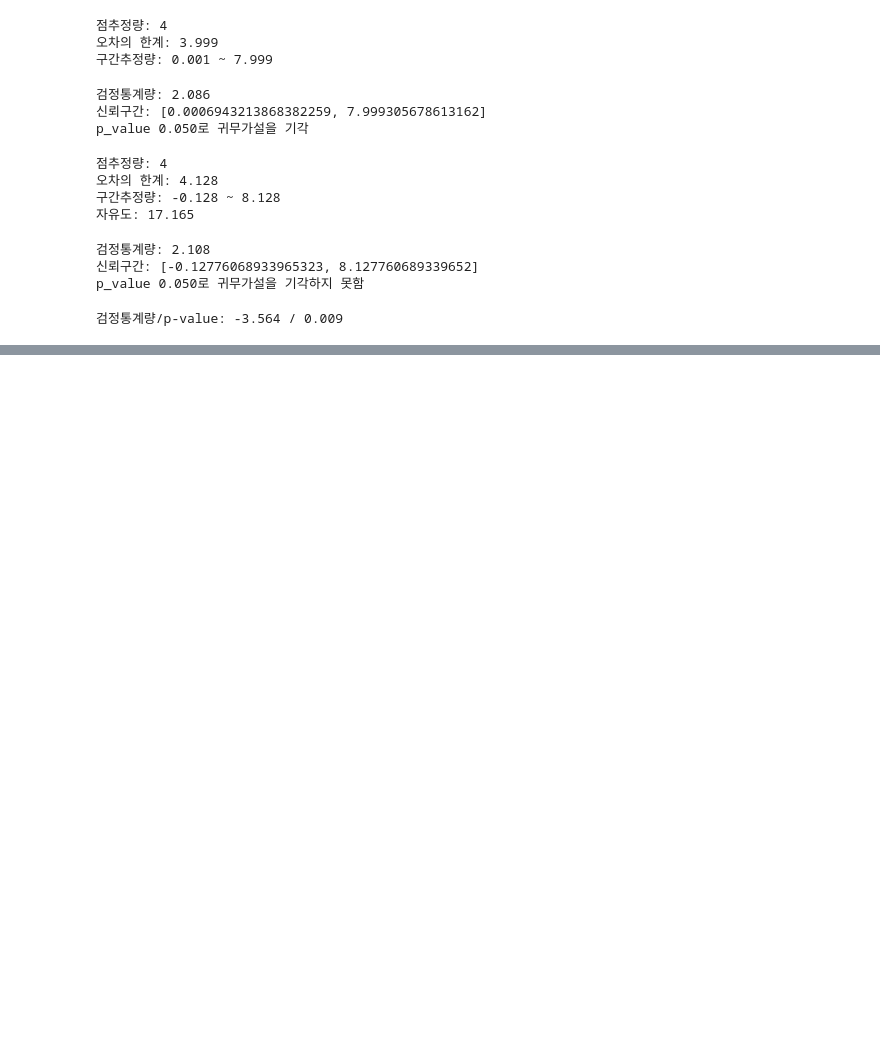
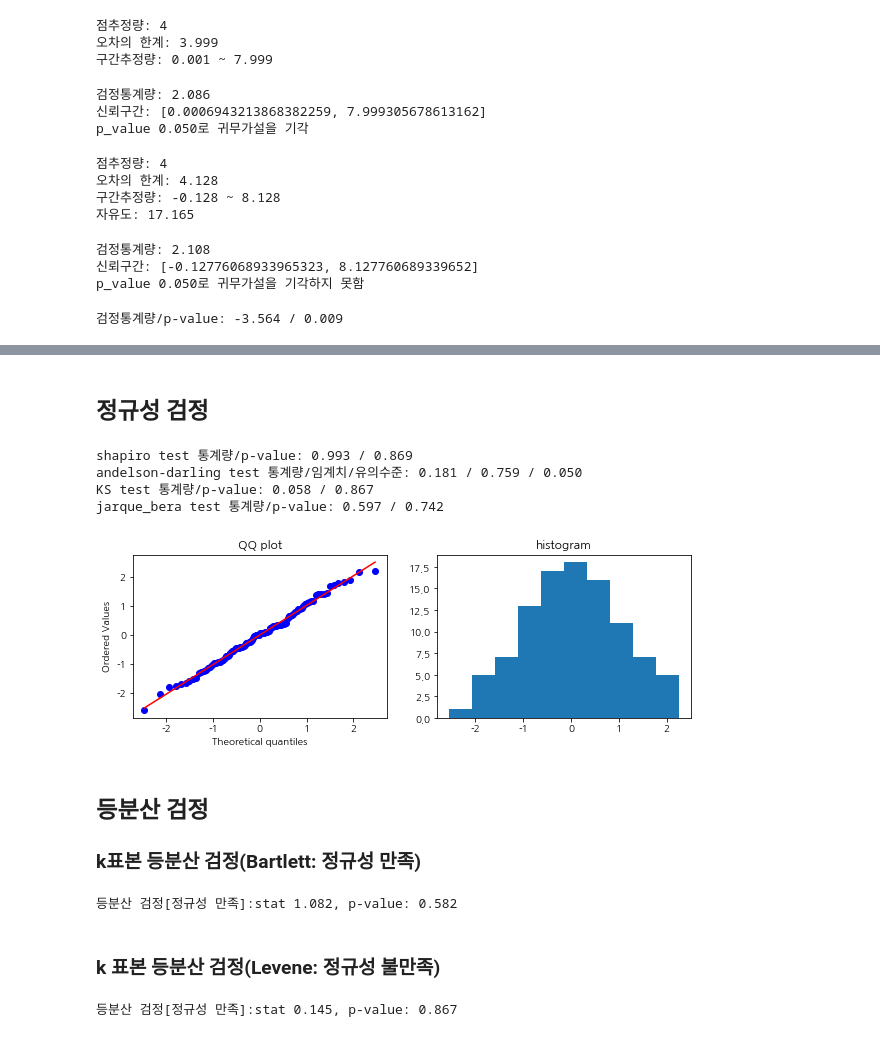
Before and after one commit to qiwerr1004/ADP_go, a Jupyter notebook: final/book/CHAP5.가설검정.ipynb, the cells around one changed output, grey strips where cells are left out. Cells and saved outputs as stored; diff of their text form; code cells hidden in the pictures; blank space fills up the shorter version.

```diff
--- a/final/book/CHAP5.가설검정.ipynb
+++ b/final/book/CHAP5.가설검정.ipynb
@@ -456,0 +705,77 @@ se
+# %% [markdown]
+## 정규성 검정
+# %%
+# 정규성을 만족하는 데이터 생성: 모든 검정에서 정규성 만족
+from scipy.stats import norm
+
+dt = norm.rvs(size=100, random_state=0)
+
+#정규성 검정
+from scipy.stats import shapiro, anderson, jarque_bera, kstest, zscore, probplot
+
+#Shapiro 검정: 검정통계량, p-value 반환
+s_stat, p1 = shapiro(dt)
+print(f'shapiro test 통계량/p-value: {s_stat:.3f} / {p1:.3f}')
+
+# 안델슨-델링 검정: 검정통계량, 임계치, 유의수준
+a_stat, cv, sl =anderson(dt, dist='norm')
+print(f'andelson-darling test 통계량/임계치/유의수준: {a_stat:.3f} / {cv[2]:.3f} / {sl[2]*0.01:.3f}')
+
+#KS(콜모고로프 스미르노프) test: 검정통계량, p-value
+ks_stat, p3 = kstest(dt, cdf=norm.cdf)
+print(f'KS test 통계량/p-value: {ks_stat:.3f} / {p3:.3f}')
+
+# jarque_bera: 검정통계량, p-value, 왜도, 첨도
+j_stat, p4 = jarque_bera(dt)
+print(f'jarque_bera test 통계량/p-value: {j_stat:.3f} / {p4:.3f}')
+
+# QQ plot and histogram
+import matplotlib.pyplot as plt
+zdata = zscore(dt)
+fig, ax = plt.subplots(1, 2, figsize=(10, 3))
+
+#QQ plot: 데이터들이 대각선에 붙어있을수록 정규성을 만족
+(osm, odr), (slope, intercept, r) = probplot(zdata, plot=ax[0])
+ax[0].set_title('QQ plot')
+
+#histogram
+ax[1].hist(dt)
+ax[1].set_title('histogram')
+
+plt.show()
+# %% [output]
+shapiro test 통계량/p-value: 0.993 / 0.869
+andelson-darling test 통계량/임계치/유의수준: 0.181 / 0.759 / 0.050
+KS test 통계량/p-value: 0.058 / 0.867
+jarque_bera test 통계량/p-value: 0.597 / 0.742
+[figure, added]
+# %% [markdown]
+## 등분산 검정
+### k표본 등분산 검정(Bartlett: 정규성 만족)
+# %%
+from scipy.stats import bartlett
+
+dt1 = norm.rvs(size=50, random_state=0)
+dt2 = norm.rvs(size=50, random_state=1)
+dt3 = norm.rvs(size=50, random_state=2)
+
+b_stat, p = bartlett(dt1, dt2, dt3)
+print(f"등분산 검정[정규성 만족]:stat {b_stat:.3f}, p-value: {p:.3f}") # 등분산 만족
+# %% [output]
+등분산 검정[정규성 만족]:stat 1.082, p-value: 0.582
+# %% [markdown]
+### k 표본 등분산 검정(Levene: 정규성 불만족)
+# %%
+from scipy.stats import levene
+import pandas as pd
+
+dd = np.array([[48, 54, 57, 54, 62],
+              [73, 63, 66, 64, 74],
+              [51, 63, 61, 54, 56]])
+
+dt = pd.DataFrame(dd.T, columns=['fac1', 'fac2', 'fac3'])
+
+l_stat, p = levene(dt['fac1'], dt['fac2'], dt['fac3'], center='mean')
+print(f"등분산 검정[정규성 만족]:stat {l_stat:.3f}, p-value: {p:.3f}") # 등분산 만족
+# %% [output]
+등분산 검정[정규성 만족]:stat 0.145, p-value: 0.867
```
Also changed, not shown: parts of 37 cells of this notebook.
